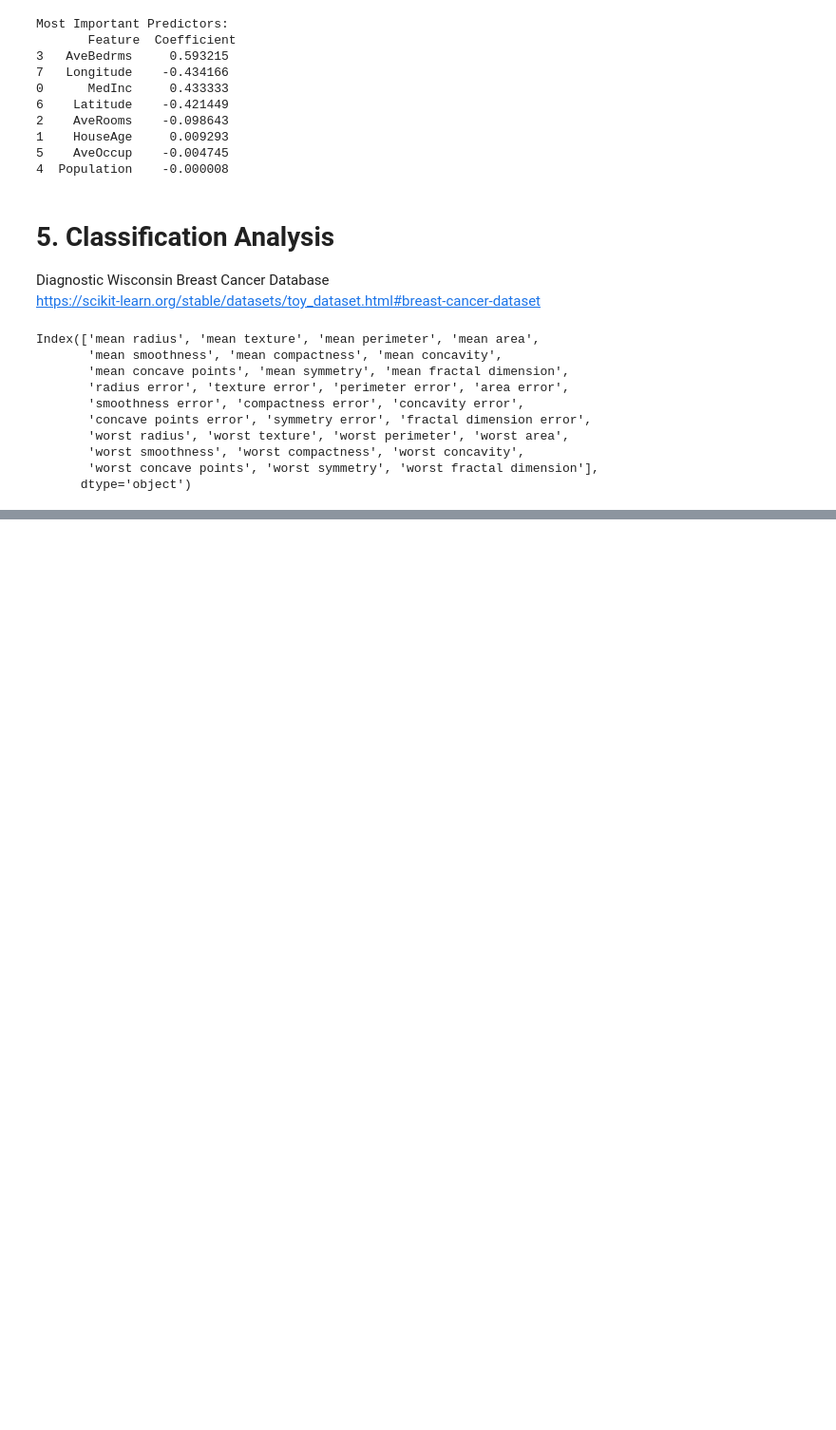
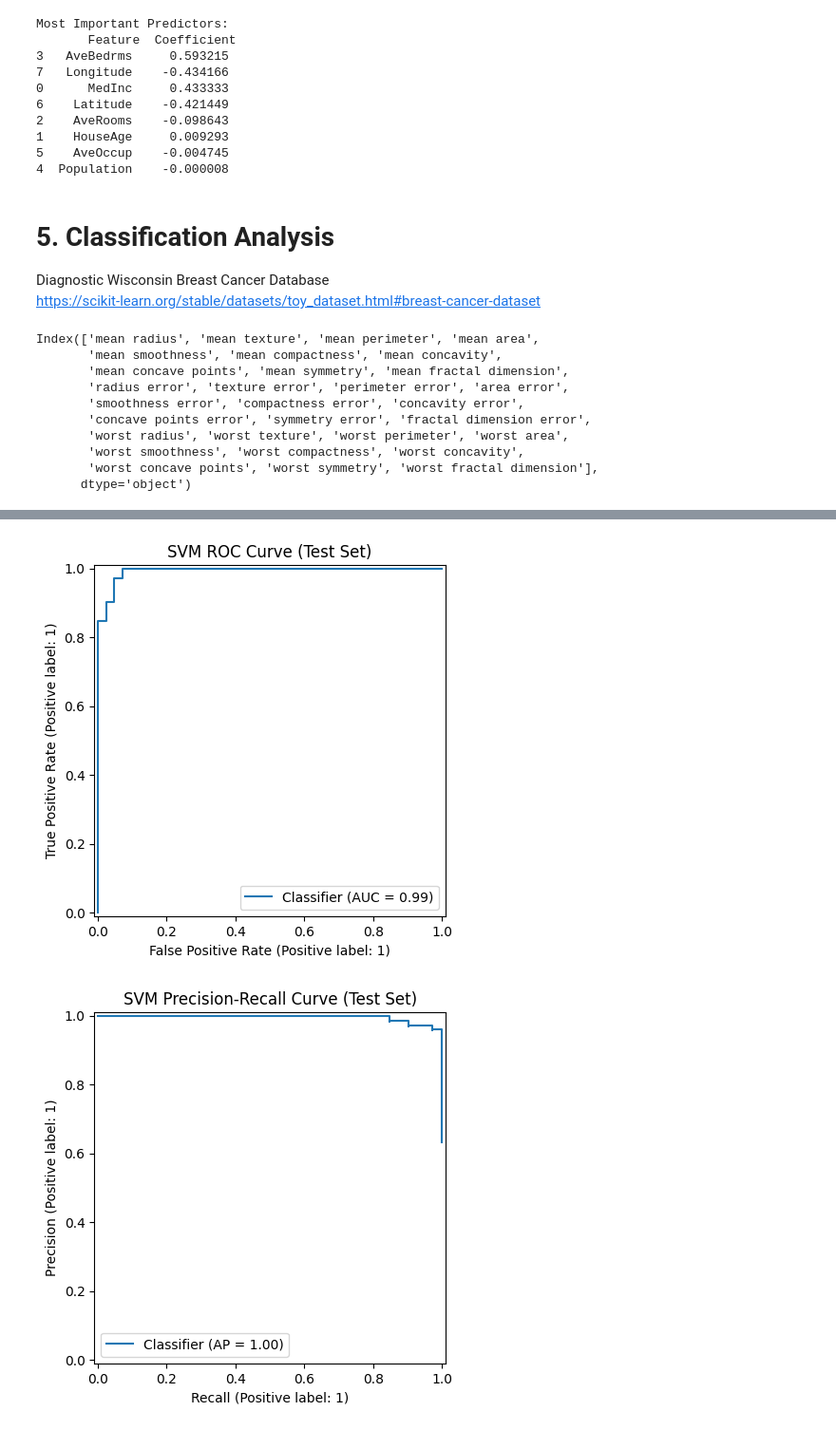
Before and after one commit to kayleepho/MATH-5750-Project-1, a Jupyter notebook: project1.ipynb, the cells around one changed output, grey strips where cells are left out. Shown at 95% size. Saved outputs shown, nothing was run; the diff lists cells and outputs as text; code cells hidden in the pictures; blank space fills up the shorter version.

```diff
--- a/project1.ipynb
+++ b/project1.ipynb
@@ -302,0 +372,13 @@ Index(['mean radius', 'mean texture', 'mean perimeter', 'mean area',
+# %%
+# ROC curve
+RocCurveDisplay.from_predictions(y_test, y_test_prob)
+plt.title("SVM ROC Curve (Test Set)")
+plt.show()
+
+# Precision-Recall curve
+PrecisionRecallDisplay.from_predictions(y_test, y_test_prob)
+plt.title("SVM Precision-Recall Curve (Test Set)")
+plt.show()
+# %% [output]
+[figure, added]
+[figure, added]
```
Also changed, not shown: parts of 6 cells of this notebook.
